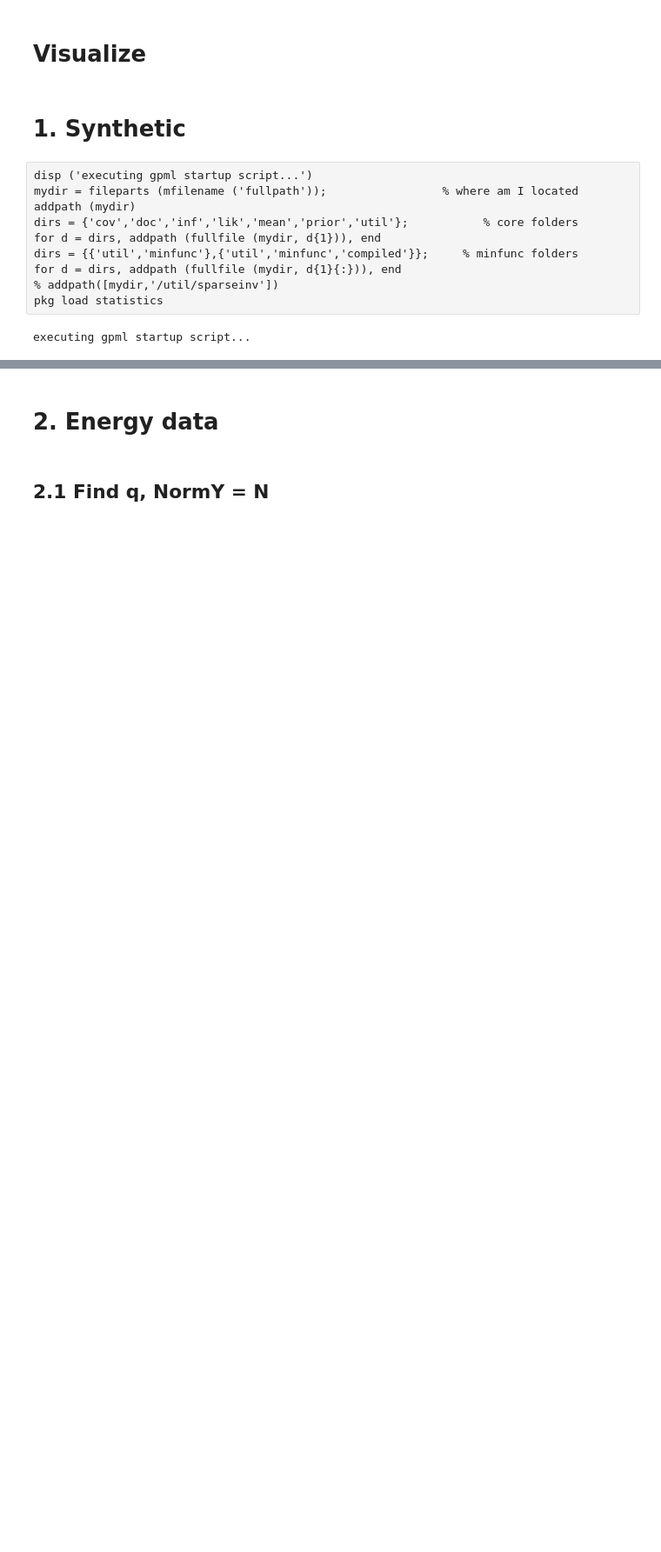
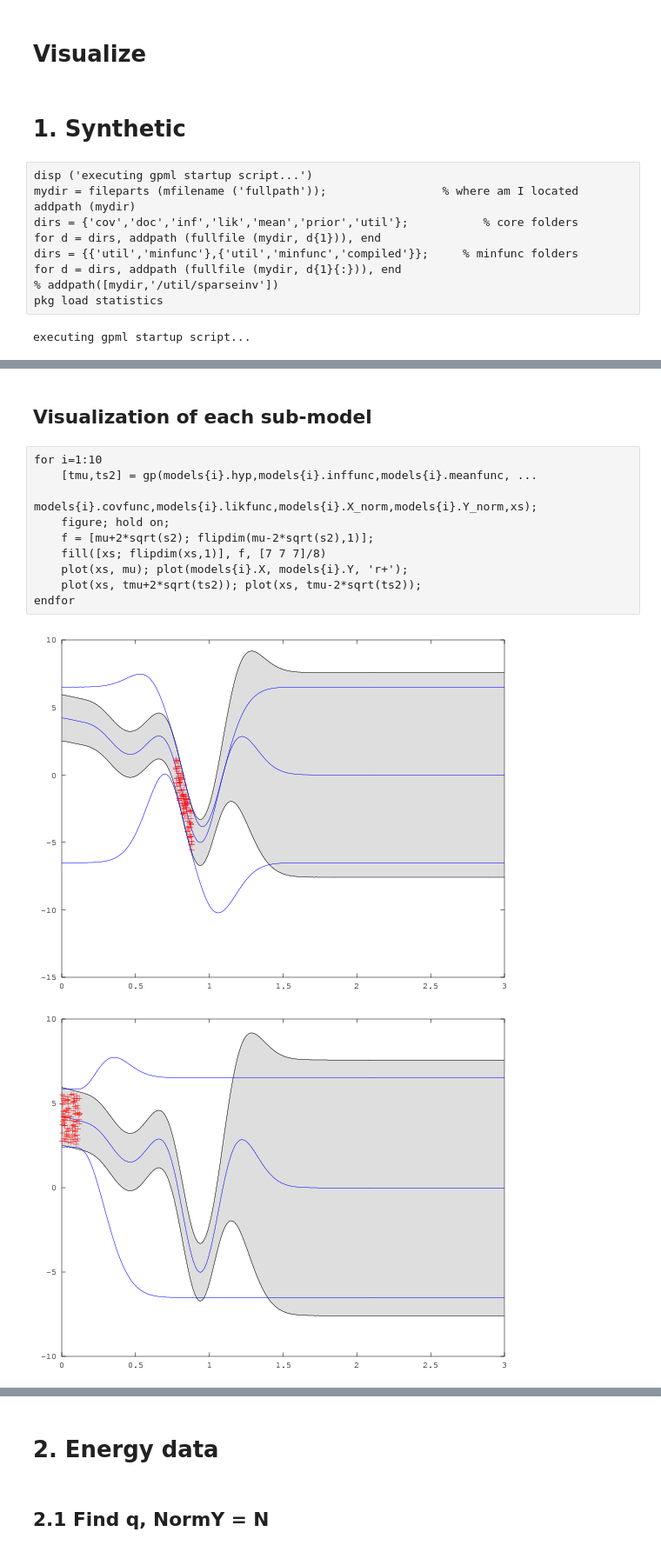
Before and after one commit to naiqili/Tsallis_GPR, a Jupyter notebook: Visualize.ipynb, the cells around one changed output, grey strips where cells are left out. Shown at 87% size. Cells and saved outputs as stored; diff of their text form; blank space fills up the shorter version.

```diff
--- a/Visualize.ipynb
+++ b/Visualize.ipynb
@@ -31,0 +81,15 @@ plot(xs, ys)
+# %% [markdown]
+## Visualization of each sub-model
+# %%
+for i=1:10
+    [tmu,ts2] = gp(models{i}.hyp,models{i}.inffunc,models{i}.meanfunc, ...
+                                   models{i}.covfunc,models{i}.likfunc,models{i}.X_norm,models{i}.Y_norm,xs);
+    figure; hold on;
+    f = [mu+2*sqrt(s2); flipdim(mu-2*sqrt(s2),1)];
+    fill([xs; flipdim(xs,1)], f, [7 7 7]/8)
+    plot(xs, mu); plot(models{i}.X, models{i}.Y, 'r+');
+    plot(xs, tmu+2*sqrt(ts2)); plot(xs, tmu-2*sqrt(ts2));
+endfor
+# %% [output]
+[figure, added]
+[figure, added]
```
Also changed, not shown: parts of 15 cells of this notebook, 16 other files.
